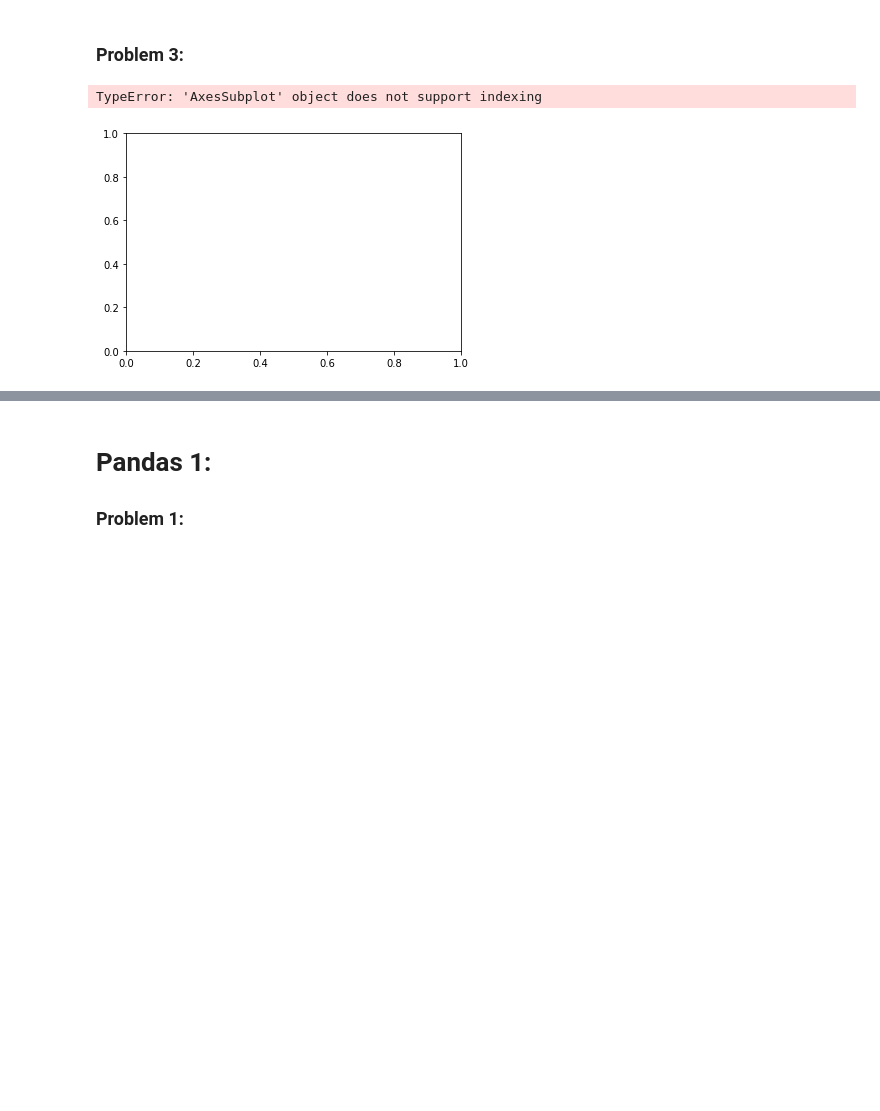
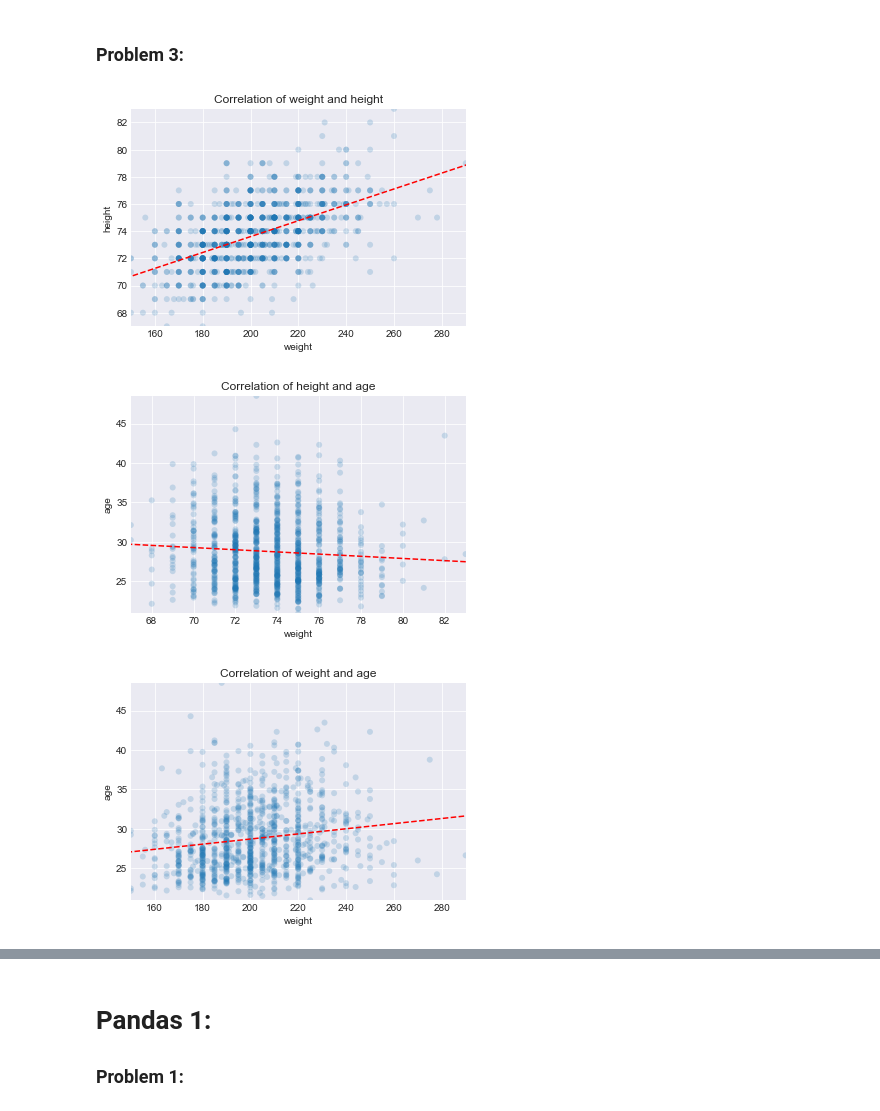
Before and after one commit to Cacheell/BootCamp2018, a Jupyter notebook: ProbSets/Comp/ProbSet2/Problem Set Questions.ipynb, the cells around one changed output, grey strips where cells are left out. Saved outputs shown, nothing was run; the diff lists cells and outputs as text; code cells hidden in the pictures; blank space fills up the shorter version.

```diff
--- a/ProbSets/Comp/ProbSet2/Problem Set Questions.ipynb
+++ b/ProbSets/Comp/ProbSet2/Problem Set Questions.ipynb
@@ -247,42 +252,42 @@ plot_Bernstein()
 # %%
 mlb_data = np.load('MLB.npy')
 height = mlb_data[:, 0]
 weight = mlb_data[:, 1]
 age = mlb_data[:, 2]
-#figure 1
-fig=plt.subplot()
-axes.scatter(weight, height, alpha=.2, edgecolor='none')
-axes.axis([np.min(weight) - 5, np.max(weight) + 5 , np.min(height) - 10, np.max(height) + 10])
-axes.set_aspect("equal")
-axes.set_xlabel("weight")
-axes.set_ylabel("height")
-axes.set_title("Correlation")
+
+#figure 1 weight vs height
+plt.scatter(weight, height, alpha=.2, edgecolor='none')
+plt.axis([np.min(weight), np.max(weight) , np.min(height), np.max(height)])
+plt.xlabel("weight")
+plt.ylabel("height")
+plt.title("Correlation of weight and height")
 slope, intercept, r_value, p_value, std_err = stats.linregress(weight, height)
 predict_y = intercept + slope * np.linspace(0, 300, 500)
-axes[0][0].plot(np.linspace(0, 300, 500), predict_y, 'r--')
-# figure 2
-#axes[0][1].hist(weight, height, alpha=.5, edgecolor='none')
-#axes[0][1].axis([np.min(weight) - 5, np.max(weight) + 5 , np.min(height) - 10, np.max(height) + 10])
-#axes[0][1].set_aspect("equal")
-#axes[0][1].set_xlabel("weight")
-#axes[0][1].set_ylabel("height")
-#axes[0][1].set_title("Correlation")
-# Figure 3
-fig, axes = plt.subplot(1,1)
-axes[1][0].scatter(age, weight, alpha=.2, edgecolor='none')
-axes[1][0].axis([np.min(age) - 5, np.max(age) + 5 , np.min(weight) - 10, np.max(weight) + 10])
-axes[1][0].set_aspect("equal")
-axes[1][0].set_xlabel("age")
-axes[1][0].set_ylabel("weight")
-axes[1][0].set_title("Correlation")
-slope, intercept, r_value, p_value, std_err = stats.linregress(weight, height)
+plt.plot(np.linspace(0, 300, 500), predict_y, 'r--')
+plt.show()
+
+# figure 2 height vs age
+plt.scatter(height, age, alpha=.2, edgecolor='none')
+plt.axis([np.min(height), np.max(height), np.min(age), np.max(age)])
+plt.xlabel("height")
+plt.ylabel("age")
+plt.title("Correlation of height and age")
+slope, intercept, r_value, p_value, std_err = stats.linregress(height, age)
 predict_y = intercept + slope * np.linspace(0, 300, 500)
-axes[1][0].plot(np.linspace(0, 300, 500), predict_y, 'r--')
+plt.plot(np.linspace(0, 300, 500), predict_y, 'r--')
+plt.show()
 
-
-fig.suptitle("MLB Correlations")
-plt.tight_layout()
+# Figure 3 Weight vs Age
+plt.scatter(weight, age, alpha=.2, edgecolor='none')
+plt.axis([np.min(weight), np.max(weight) , np.min(age), np.max(age)])
+plt.xlabel("weight")
+plt.ylabel("age")
+plt.title("Correlation of weight and age")
+slope, intercept, r_value, p_value, std_err = stats.linregress(weight, age)
+predict_y = intercept + slope * np.linspace(0, 300, 500)
+plt.plot(np.linspace(0, 300, 500), predict_y, 'r--')
 plt.show()
 # %% [output]
-TypeError: 'AxesSubplot' object does not support indexing
-[figure, old version]
+[figure, new version]
+[figure, added]
+[figure, added]
```
Also changed, not shown: parts of 36 cells of this notebook, 5 other files.
